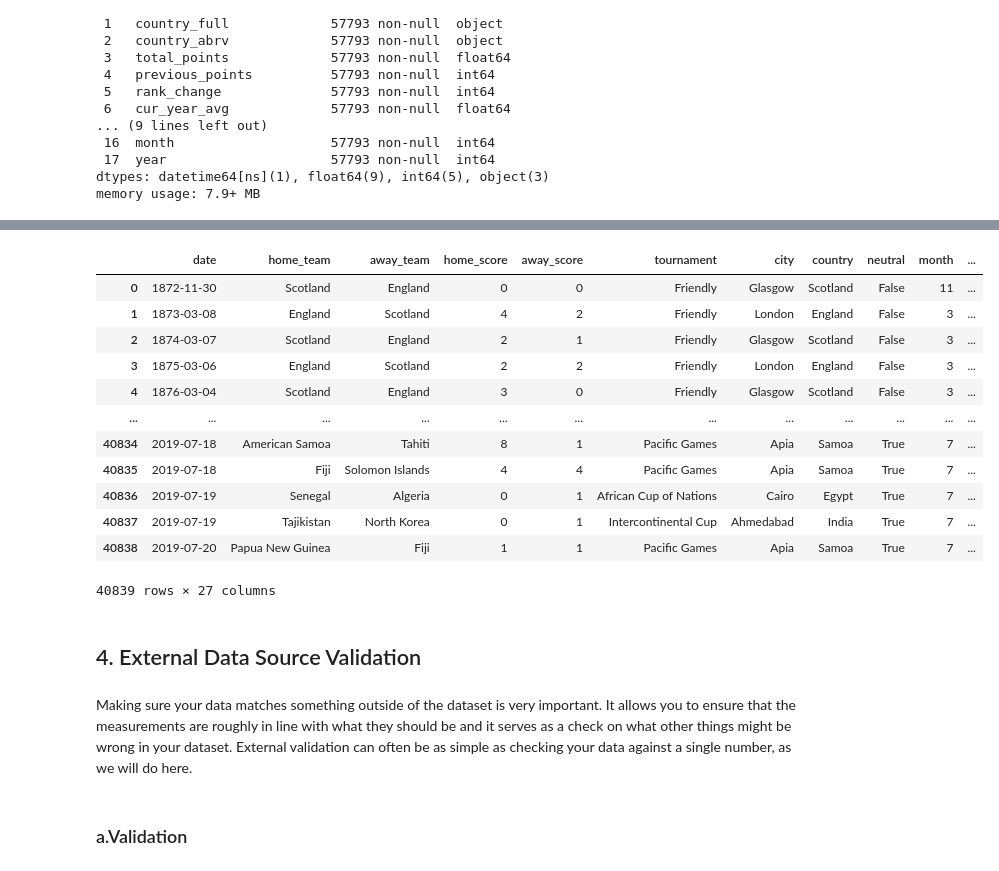
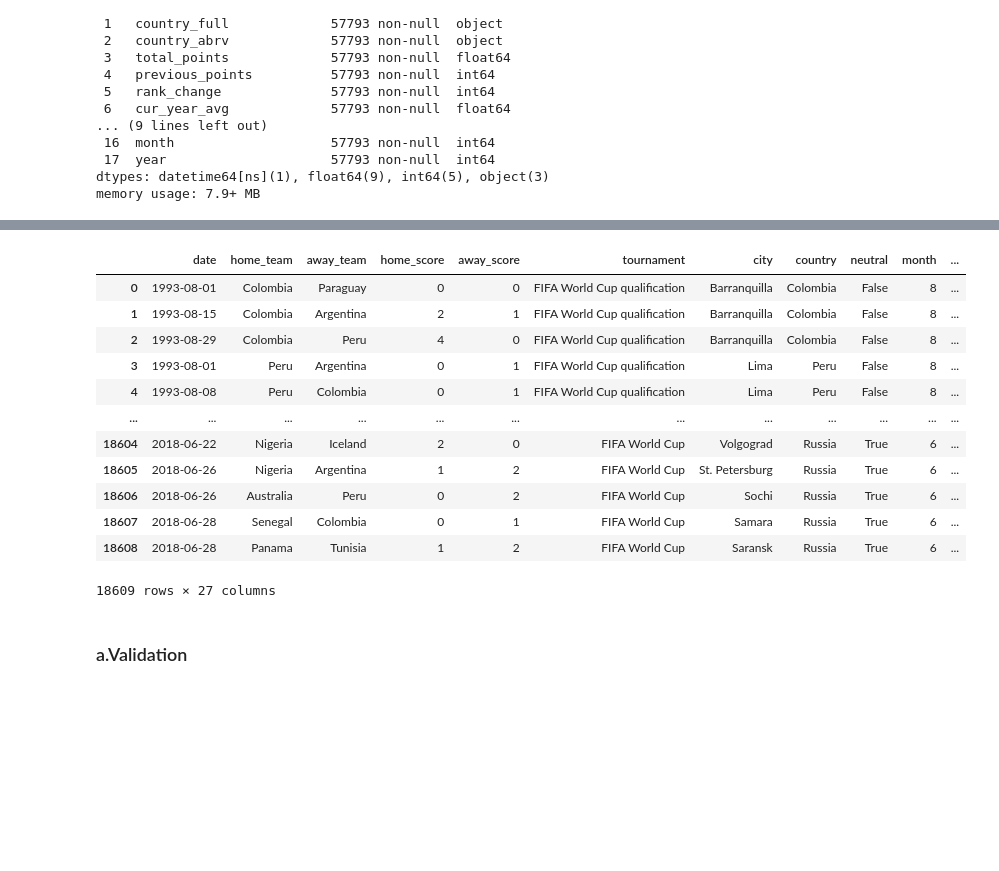
Before and after one commit to Griff-Kaiga/week-6-IP, a Jupyter notebook: Griffin_Kaiga_Moringa_School_Week_6_IP.ipynb, the cells around one changed output, grey strips where cells are left out. Saved outputs shown, nothing was run; the diff lists cells and outputs as text; code cells hidden in the pictures; blank space fills up the shorter version.

```diff
--- a/Griffin_Kaiga_Moringa_School_Week_6_IP.ipynb
+++ b/Griffin_Kaiga_Moringa_School_Week_6_IP.ipynb
@@ -128,7 +136,5 @@ ranking.head()
 # %%
 # splitting the date column to date and month for dateset 2
 
-results['month'] = pd.DatetimeIndex(results['date']).month
-
-
-results.head()
+results['date'] = pd.to_datetime(results['date'])
+results['month'] = results['date'].dt.month
@@ -142,6 +141,7 @@ results.head()
 # %%
 #splitting date into date and year dataset 2
-results['year'] = pd.DatetimeIndex(results['date']).year
+results['year'] = results['date'].dt.year
+
 results.head()
 # %% [output]
 |  | date | home_team | away_team | home_score | away_score | tournament | city | country | neutral | month | ... |
@@ -150,6 +150,3 @@ results.head()
 | 2 | 1874-03-07 | Scotland | England | 2 | 1 | Friendly | Glasgow | Scotland | False | 3 | ... |
 | 3 | 1875-03-06 | England | Scotland | 2 | 2 | Friendly | London | England | False | 3 | ... |
 | 4 | 1876-03-04 | Scotland | England | 3 | 0 | Friendly | Glasgow | Scotland | False | 3 | ... |
-# %%
-ranking['year'] = pd.DatetimeIndex(ranking['year']).month
-ranking
@@ -169,0 +153,3 @@ ranking
+# %%
+results= results[results['year'].isin(ranking['year'].unique())]
+results
@@ -215,25 +222,21 @@ memory usage: 3.2+ MB
 # %%
 # merging the two datasets
-merged_df = pd.merge(results, ranking, how = 'left', left_on = ['year', 'month'], right_on = ['year', 'month'])
+merged_df = pd.merge(results, ranking, how = 'inner', left_on = ['home_team','year', 'month'], right_on = ['country_full','year', 'month'])
 merged_df
 # %% [output]
 |  | date | home_team | away_team | home_score | away_score | tournament | city | country | neutral | month | ... |
-| 0 | 1872-11-30 | Scotland | England | 0 | 0 | Friendly | Glasgow | Scotland | False | 11 | ... |
-| 1 | 1873-03-08 | England | Scotland | 4 | 2 | Friendly | London | England | False | 3 | ... |
-| 2 | 1874-03-07 | Scotland | England | 2 | 1 | Friendly | Glasgow | Scotland | False | 3 | ... |
-| 3 | 1875-03-06 | England | Scotland | 2 | 2 | Friendly | London | England | False | 3 | ... |
-| 4 | 1876-03-04 | Scotland | England | 3 | 0 | Friendly | Glasgow | Scotland | False | 3 | ... |
+| 0 | 1993-08-01 | Colombia | Paraguay | 0 | 0 | FIFA World Cup qualification | Barranquilla | Colombia | False | 8 | ... |
+| 1 | 1993-08-15 | Colombia | Argentina | 2 | 1 | FIFA World Cup qualification | Barranquilla | Colombia | False | 8 | ... |
+| 2 | 1993-08-29 | Colombia | Peru | 4 | 0 | FIFA World Cup qualification | Barranquilla | Colombia | False | 8 | ... |
+| 3 | 1993-08-01 | Peru | Argentina | 0 | 1 | FIFA World Cup qualification | Lima | Peru | False | 8 | ... |
+| 4 | 1993-08-08 | Peru | Colombia | 0 | 1 | FIFA World Cup qualification | Lima | Peru | False | 8 | ... |
 | ... | ... | ... | ... | ... | ... | ... | ... | ... | ... | ... | ... |
-| 40834 | 2019-07-18 | American Samoa | Tahiti | 8 | 1 | Pacific Games | Apia | Samoa | True | 7 | ... |
-| 40835 | 2019-07-18 | Fiji | Solomon Islands | 4 | 4 | Pacific Games | Apia | Samoa | True | 7 | ... |
-| 40836 | 2019-07-19 | Senegal | Algeria | 0 | 1 | African Cup of Nations | Cairo | Egypt | True | 7 | ... |
-| 40837 | 2019-07-19 | Tajikistan | North Korea | 0 | 1 | Intercontinental Cup | Ahmedabad | India | True | 7 | ... |
-| 40838 | 2019-07-20 | Papua New Guinea | Fiji | 1 | 1 | Pacific Games | Apia | Samoa | True | 7 | ... |
+| 18604 | 2018-06-22 | Nigeria | Iceland | 2 | 0 | FIFA World Cup | Volgograd | Russia | True | 6 | ... |
+| 18605 | 2018-06-26 | Nigeria | Argentina | 1 | 2 | FIFA World Cup | St. Petersburg | Russia | True | 6 | ... |
+| 18606 | 2018-06-26 | Australia | Peru | 0 | 2 | FIFA World Cup | Sochi | Russia | True | 6 | ... |
+| 18607 | 2018-06-28 | Senegal | Colombia | 0 | 1 | FIFA World Cup | Samara | Russia | True | 6 | ... |
+| 18608 | 2018-06-28 | Panama | Tunisia | 1 | 2 | FIFA World Cup | Saransk | Russia | True | 6 | ... |
-40839 rows × 27 columns
+18609 rows × 27 columns
-# %% [markdown]
-## 4. External Data Source Validation
-# %% [markdown]
-Making sure your data matches something outside of the dataset is very important. It allows you to ensure that the measurements are roughly in line with what they should be and it serves as a check on what other things might be wrong in your dataset. External validation can often be as simple as checking your data against a single number, as we will do here.
 # %% [markdown]
 ### a.Validation
 # %% [markdown]
```
Also changed, not shown: parts of 45 cells of this notebook.
